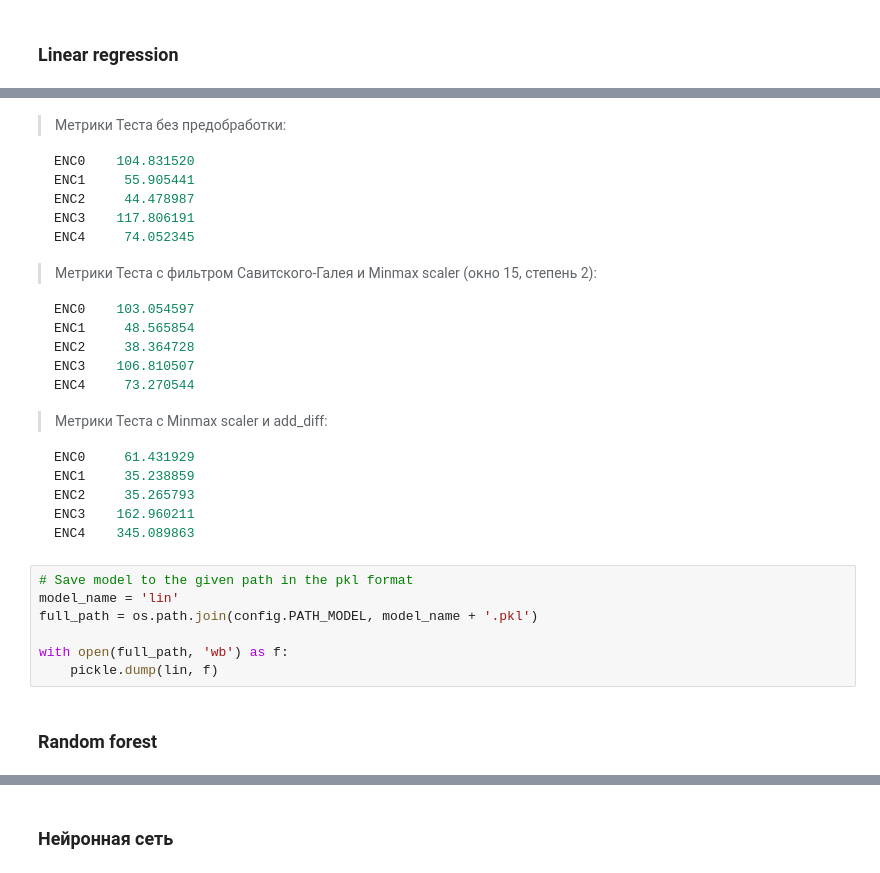
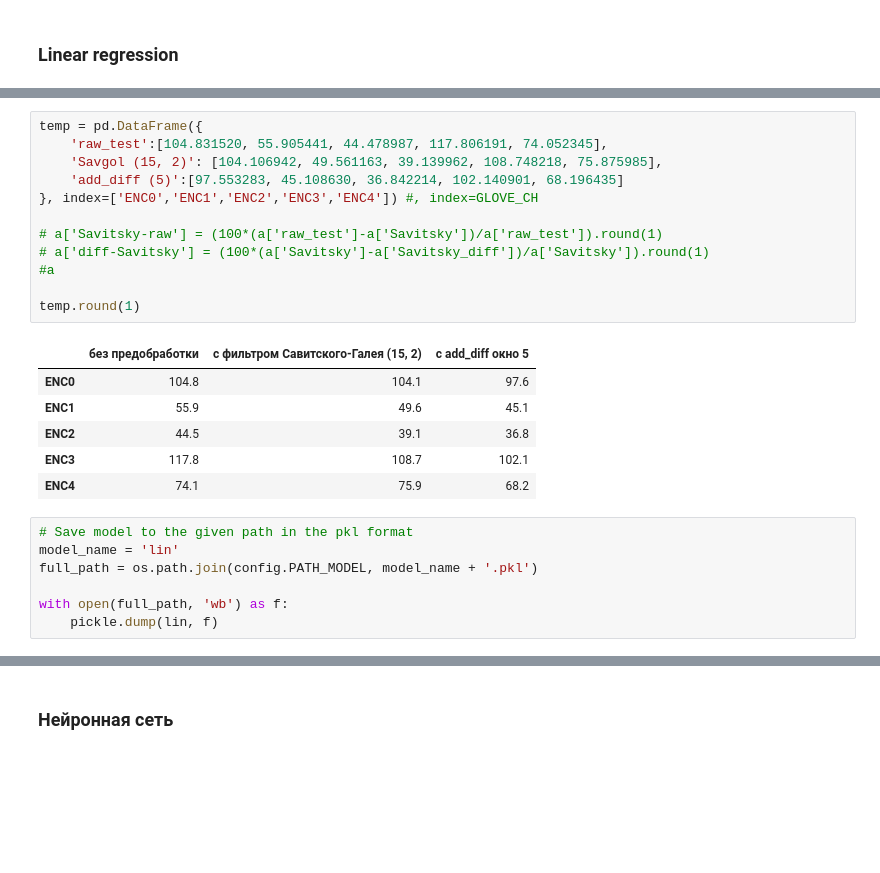
Before and after one commit to Internship-moto/Gestures_3, a Jupyter notebook: notebooks/Gestures_2.ipynb, the cells around one changed output, grey strips where cells are left out. Drawn from its saved outputs; the diff is of its cells as text; blank space fills up the shorter version.

````diff
--- a/notebooks/Gestures_2.ipynb
+++ b/notebooks/Gestures_2.ipynb
@@ -541,30 +462,22 @@ Best score for iter 5 :  24 value: 73.66348968105066
-# %% [markdown]
-> Метрики Теста без предобработки:
-``` Python
-ENC0    104.831520
-ENC1     55.905441
-ENC2     44.478987
-ENC3    117.806191
-ENC4     74.052345
-```
-
-> Метрики Теста с фильтром Савитского-Галея и Minmax scaler (окно 15, степень 2):
-``` Python
-ENC0    103.054597
-ENC1     48.565854
-ENC2     38.364728
-ENC3    106.810507
-ENC4     73.270544
-```
-
-> Метрики Теста с Minmax scaler и add_diff:
-``` Python
-ENC0     61.431929
-ENC1     35.238859
-ENC2     35.265793
-ENC3    162.960211
-ENC4    345.089863
-```
+# %%
+temp = pd.DataFrame({
+    'raw_test':[104.831520, 55.905441, 44.478987, 117.806191, 74.052345],
+    'Savgol (15, 2)': [104.106942, 49.561163, 39.139962, 108.748218, 75.875985],
+    'add_diff (5)':[97.553283, 45.108630, 36.842214, 102.140901, 68.196435]
+}, index=['ENC0','ENC1','ENC2','ENC3','ENC4']) #, index=GLOVE_CH
+
+# a['Savitsky-raw'] = (100*(a['raw_test']-a['Savitsky'])/a['raw_test']).round(1)
+# a['diff-Savitsky'] = (100*(a['Savitsky']-a['Savitsky_diff'])/a['Savitsky']).round(1)
+#a
+
+temp.round(1)
+# %% [output]
+|  | без предобработки | с фильтром Савитского-Галея (15, 2) | c add_diff окно 5 |
+| ENC0 | 104.8 | 104.1 | 97.6 |
+| ENC1 | 55.9 | 49.6 | 45.1 |
+| ENC2 | 44.5 | 39.1 | 36.8 |
+| ENC3 | 117.8 | 108.7 | 102.1 |
+| ENC4 | 74.1 | 75.9 | 68.2 |
 # %%
 # Save model to the given path in the pkl format
 model_name = 'lin'
@@ -572,5 +485,3 @@ full_path = os.path.join(config.PATH_MODEL, model_name + '.pkl')
 
 with open(full_path, 'wb') as f:
     pickle.dump(lin, f)
-# %% [markdown]
-### Random forest
````
Also changed, not shown: parts of 20 cells of this notebook.
